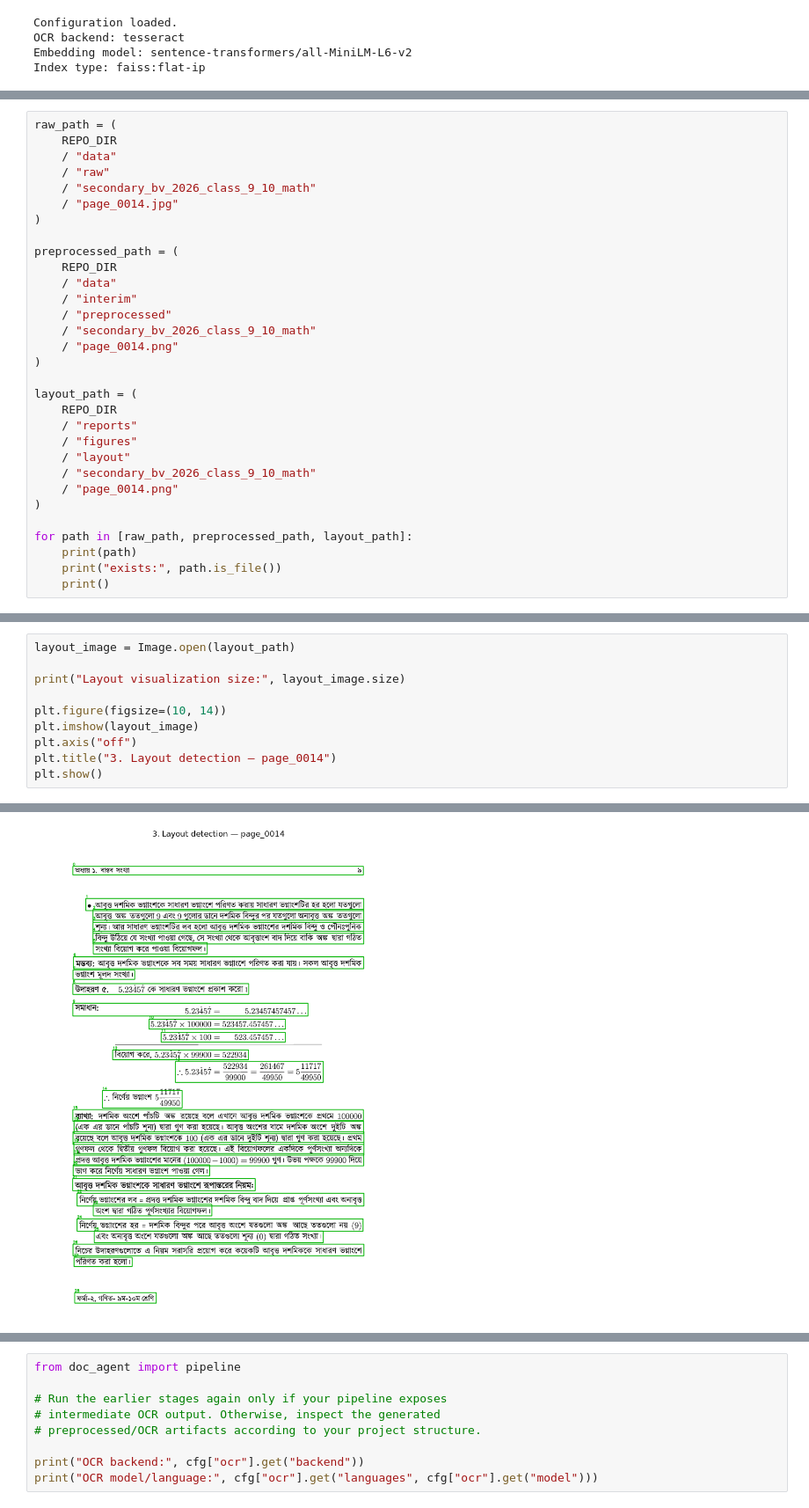
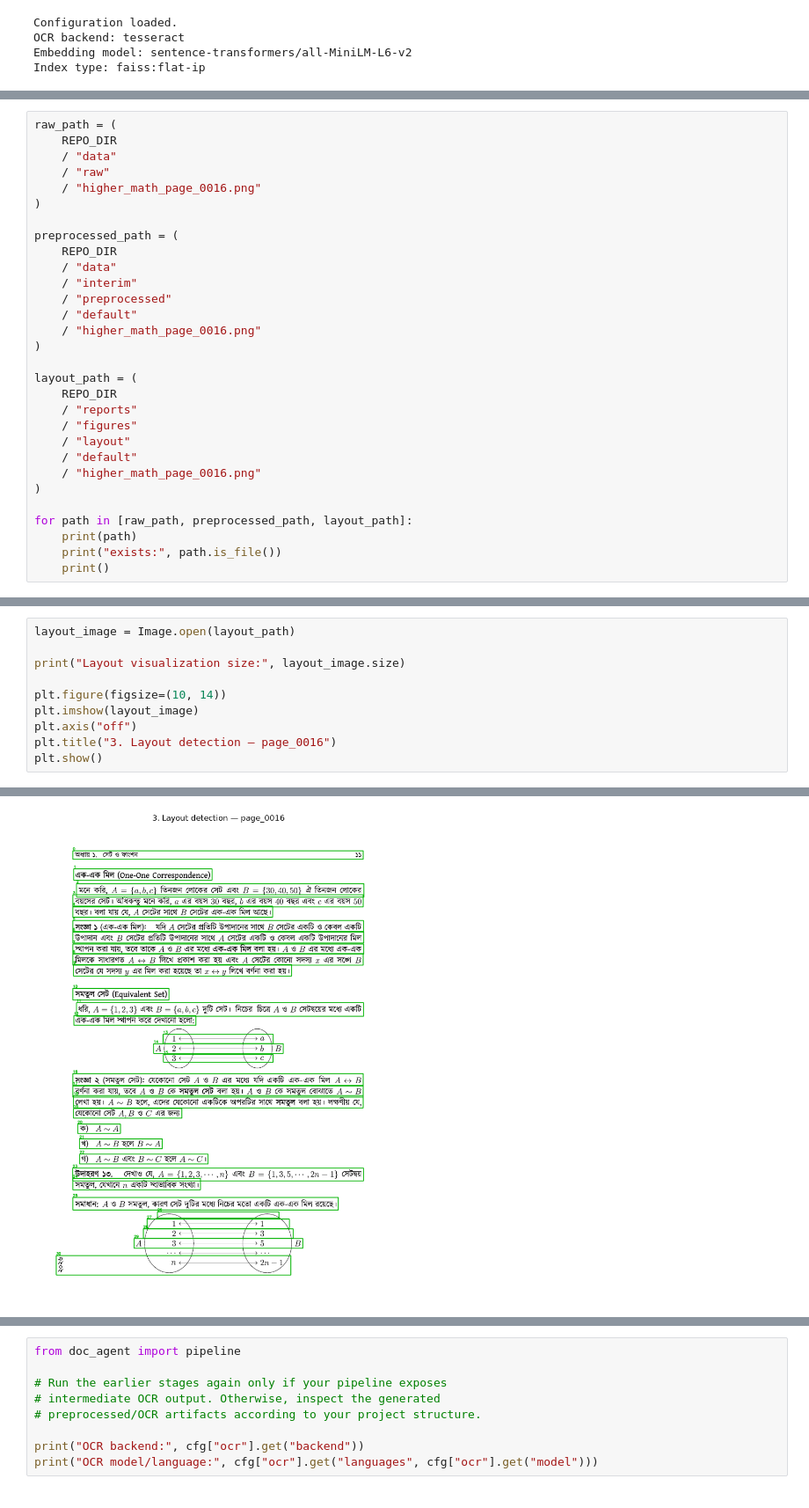
Before and after one commit to SeveredAsif/doc-agent-G04, a Jupyter notebook: notebooks/kb_demo.ipynb, the cells around one changed output, grey strips where cells are left out. Shown at 88% size. Cells and saved outputs as stored; diff of their text form.

```diff
--- a/notebooks/kb_demo.ipynb
+++ b/notebooks/kb_demo.ipynb
@@ -72,8 +71,7 @@ raw_path = (
     REPO_DIR
     / "data"
     / "raw"
-    / "secondary_bv_2026_class_9_10_math"
-    / "page_0014.jpg"
+    / "higher_math_page_0016.png"
 )
 
 preprocessed_path = (
@@ -81,8 +79,8 @@ preprocessed_path = (
     / "data"
     / "interim"
     / "preprocessed"
-    / "secondary_bv_2026_class_9_10_math"
-    / "page_0014.png"
+    / "default"
+    / "higher_math_page_0016.png"
 )
 
 layout_path = (
@@ -90,8 +88,8 @@ layout_path = (
     / "reports"
     / "figures"
     / "layout"
-    / "secondary_bv_2026_class_9_10_math"
-    / "page_0014.png"
+    / "default"
+    / "higher_math_page_0016.png"
 )
 
 for path in [raw_path, preprocessed_path, layout_path]:
@@ -138,16 +136,16 @@ Preprocessed page size: (2175, 2850)
 # %%
 layout_image = Image.open(layout_path)
 
 print("Layout visualization size:", layout_image.size)
 
 plt.figure(figsize=(10, 14))
 plt.imshow(layout_image)
 plt.axis("off")
-plt.title("3. Layout detection — page_0014")
+plt.title("3. Layout detection — page_0016")
 plt.show()
 # %% [output]
 Layout visualization size: (2175, 2850)
-[figure, old version]
+[figure, new version]
 # %%
 from doc_agent.contracts import Page
 from doc_agent.vision import layout
```
Also changed, not shown: parts of 8 cells of this notebook, 6 other files.
